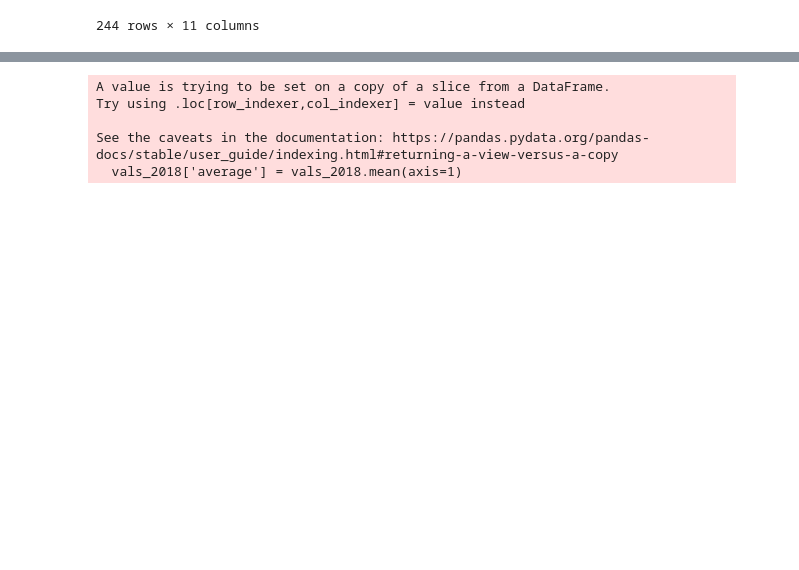
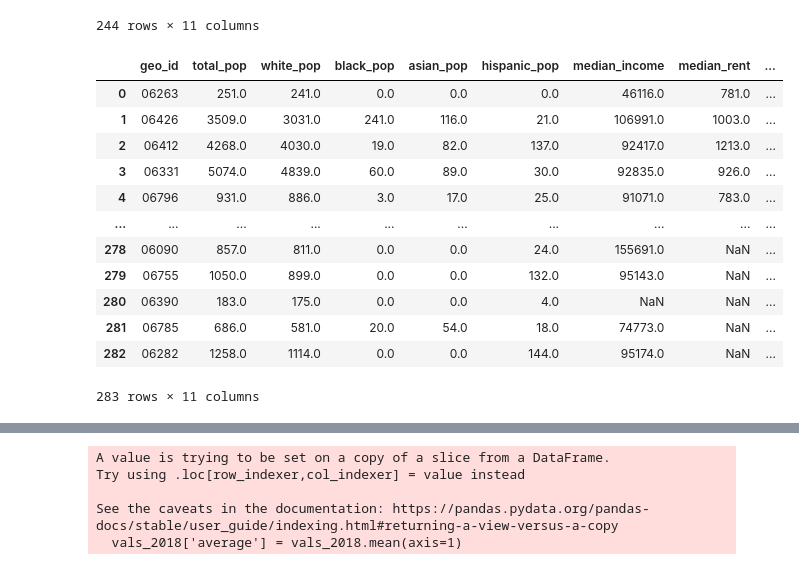
Before and after one commit to Skipp-py/NYCDSA_Capstone, a Jupyter notebook: Karl/Linear_regression.ipynb, the cells around one changed output, grey strips where cells are left out. Cells and saved outputs as stored; diff of their text form; code cells hidden in the pictures; blank space fills up the shorter version.

```diff
--- a/Karl/Linear_regression.ipynb
+++ b/Karl/Linear_regression.ipynb
@@ -33,6 +35,23 @@ feats
 | 245 | 6516 | 54918.0 | 27252.0 | 10496.0 | 2489.0 | 12952.0 | 58112.0 | 967.0 | ... |
 | 264 | 6231 | 3952.0 | 3739.0 | 8.0 | 97.0 | 65.0 | 119247.0 | 593.0 | ... |
 244 rows × 11 columns
+# %%
+feats = pd.read_csv('zip_codes_2018_5yr_10_useful_cols.csv', dtype={'geo_id': str})
+feats
+# %% [output]
+|  | geo_id | total_pop | white_pop | black_pop | asian_pop | hispanic_pop | median_income | median_rent | ... |
+| 0 | 06263 | 251.0 | 241.0 | 0.0 | 0.0 | 0.0 | 46116.0 | 781.0 | ... |
+| 1 | 06426 | 3509.0 | 3031.0 | 241.0 | 116.0 | 21.0 | 106991.0 | 1003.0 | ... |
+| 2 | 06412 | 4268.0 | 4030.0 | 19.0 | 82.0 | 137.0 | 92417.0 | 1213.0 | ... |
+| 3 | 06331 | 5074.0 | 4839.0 | 60.0 | 89.0 | 30.0 | 92835.0 | 926.0 | ... |
+| 4 | 06796 | 931.0 | 886.0 | 3.0 | 17.0 | 25.0 | 91071.0 | 783.0 | ... |
+| ... | ... | ... | ... | ... | ... | ... | ... | ... | ... |
+| 278 | 06090 | 857.0 | 811.0 | 0.0 | 0.0 | 24.0 | 155691.0 | NaN | ... |
+| 279 | 06755 | 1050.0 | 899.0 | 0.0 | 0.0 | 132.0 | 95143.0 | NaN | ... |
+| 280 | 06390 | 183.0 | 175.0 | 0.0 | 0.0 | 4.0 | NaN | NaN | ... |
+| 281 | 06785 | 686.0 | 581.0 | 20.0 | 54.0 | 18.0 | 74773.0 | NaN | ... |
+| 282 | 06282 | 1258.0 | 1114.0 | 0.0 | 0.0 | 144.0 | 95174.0 | NaN | ... |
+283 rows × 11 columns
 # %%
 targets
 # %% [output]
```
Also changed, not shown: parts of 1 cell of this notebook, 2 other files.
